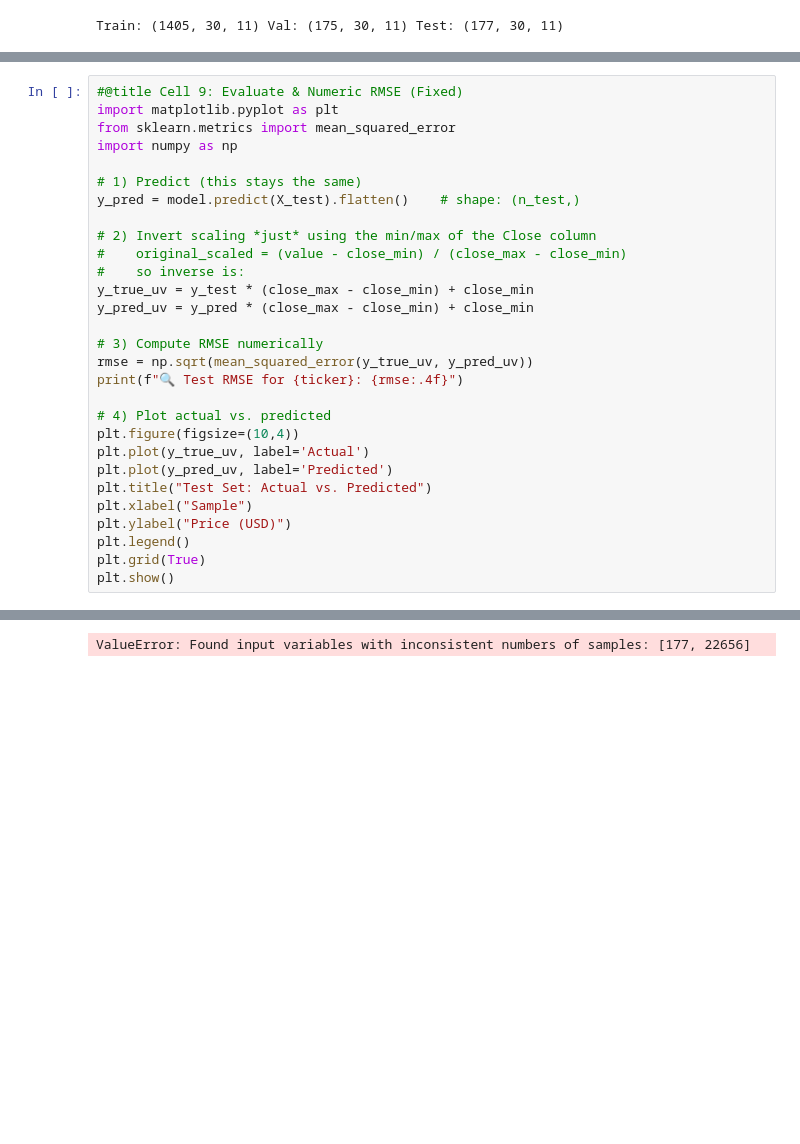
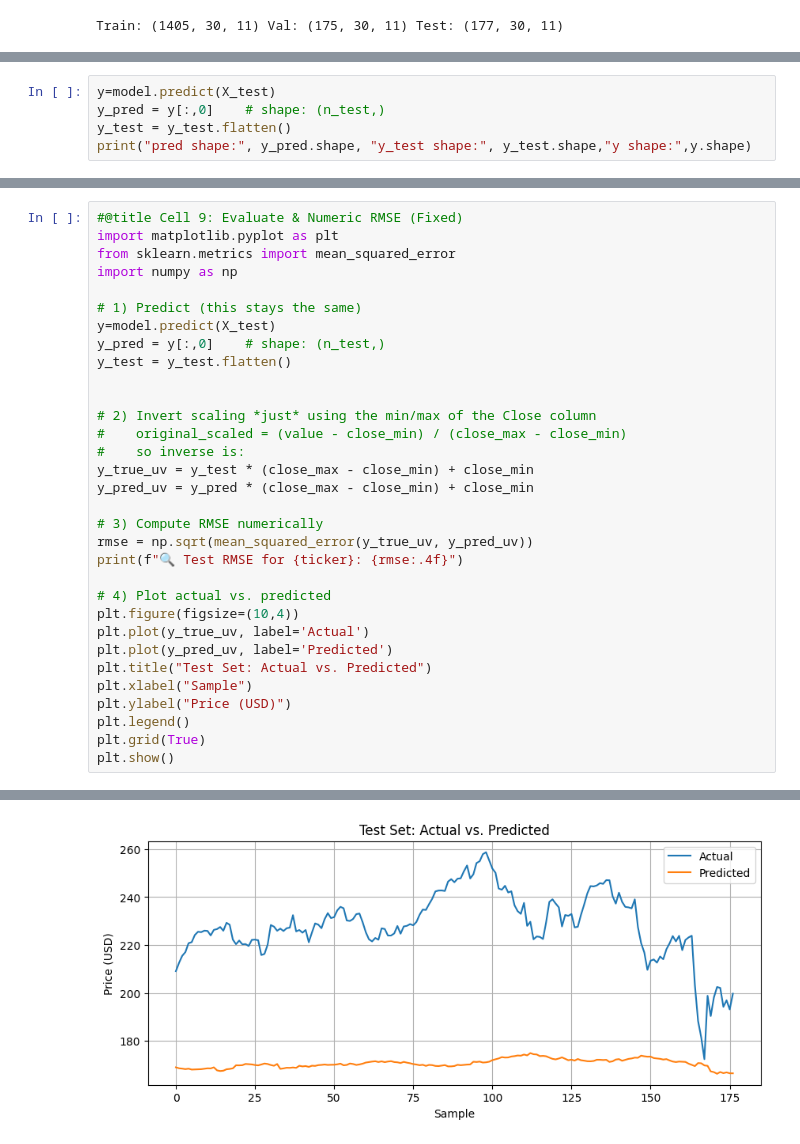
Before and after one commit to BassamTar99/StockPrediction, a Jupyter notebook: Automated_LSTM.ipynb, the cells around one changed output, grey strips where cells are left out. Drawn from its saved outputs; the diff is of its cells as text; blank space fills up the shorter version.

```diff
--- a/Automated_LSTM.ipynb
+++ b/Automated_LSTM.ipynb
@@ -237,0 +242,5 @@ Epoch 21/30
+# %%
+y=model.predict(X_test)
+y_pred = y[:,0]    # shape: (n_test,)
+y_test = y_test.flatten()
+print("pred shape:", y_pred.shape, "y_test shape:", y_test.shape,"y shape:",y.shape)
@@ -242,7 +254,10 @@ from sklearn.metrics import mean_squared_error
 import numpy as np
 
 # 1) Predict (this stays the same)
-y_pred = model.predict(X_test).flatten()    # shape: (n_test,)
+y=model.predict(X_test)
+y_pred = y[:,0]    # shape: (n_test,)
+y_test = y_test.flatten()
+
 
 # 2) Invert scaling *just* using the min/max of the Close column
 #    original_scaled = (value - close_min) / (close_max - close_min)
@@ -269,4 +285,4 @@ plt.show()
-ValueError: Found input variables with inconsistent numbers of samples: [177, 22656]
+[figure, added]
 # %%
 #@title Cell 10: One-Day-Ahead Forecast & Actual Check
 last_seq     = scaled[-SEQ_LEN:, :].reshape(1, SEQ_LEN, num_features)
```
Also changed, not shown: parts of 9 cells of this notebook.
